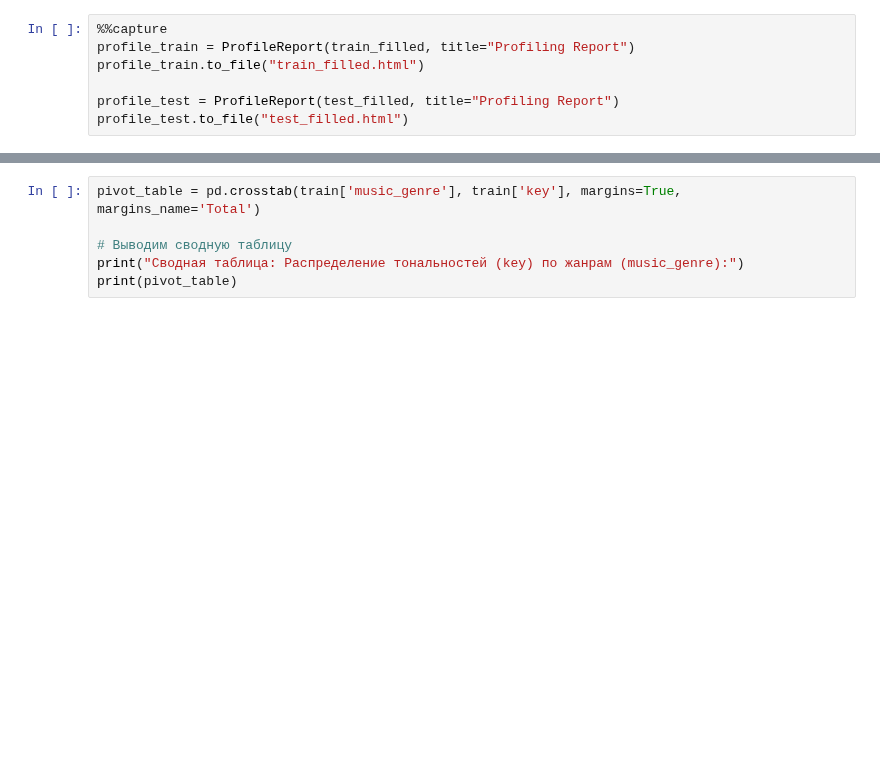
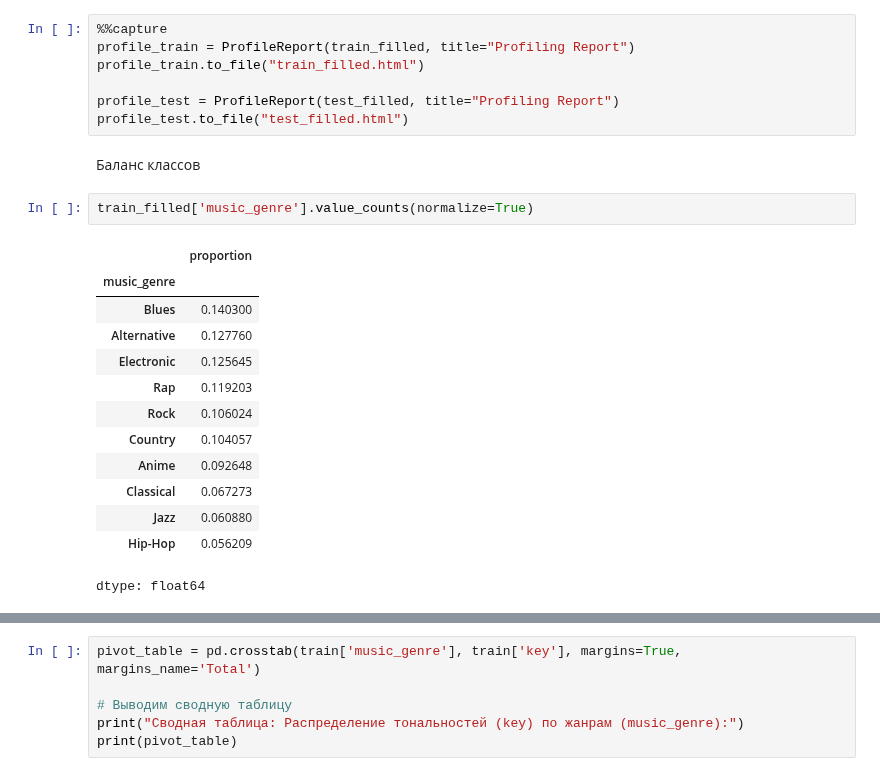
Before and after one commit to iZemenkov/HSE-ML-TEAM-4, a Jupyter notebook: Project_Music_genre_prediction.ipynb, the cells around one changed output, grey strips where cells are left out. Cells and saved outputs as stored; diff of their text form; blank space fills up the shorter version.

```diff
--- a/Project_Music_genre_prediction.ipynb
+++ b/Project_Music_genre_prediction.ipynb
@@ -433,3 +435,21 @@ profile_train.to_file("train_filled.html")
 
 profile_test = ProfileReport(test_filled, title="Profiling Report")
 profile_test.to_file("test_filled.html")
+# %% [markdown]
+Баланс классов
+# %%
+train_filled['music_genre'].value_counts(normalize=True)
+# %% [output]
+|  | proportion |
+| music_genre |  |
+| Blues | 0.140300 |
+| Alternative | 0.127760 |
+| Electronic | 0.125645 |
+| Rap | 0.119203 |
+| Rock | 0.106024 |
+| Country | 0.104057 |
+| Anime | 0.092648 |
+| Classical | 0.067273 |
+| Jazz | 0.060880 |
+| Hip-Hop | 0.056209 |
+dtype: float64
```
Also changed, not shown: parts of 3 cells of this notebook.
